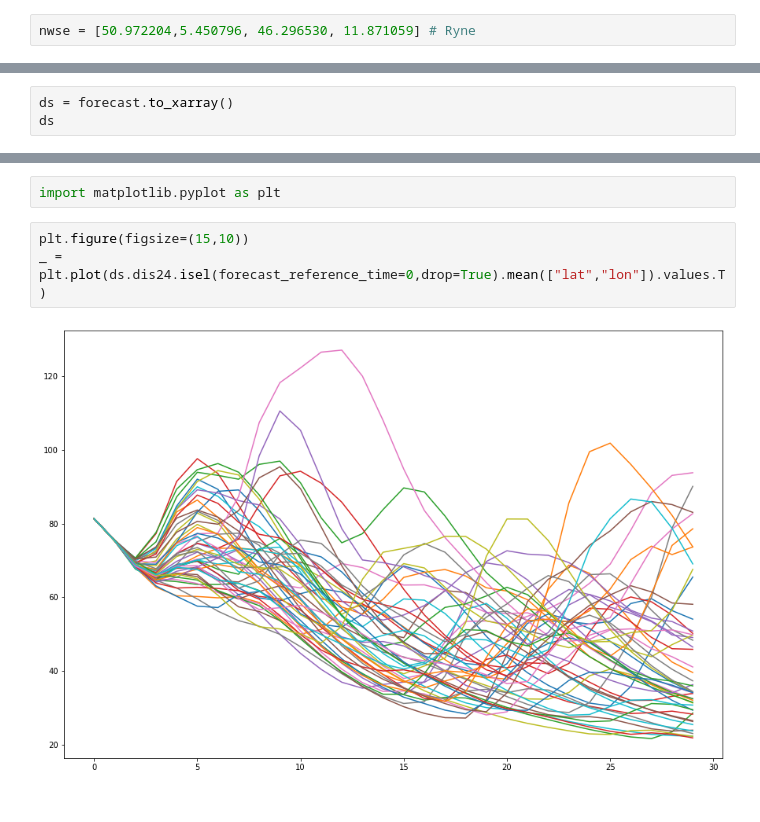
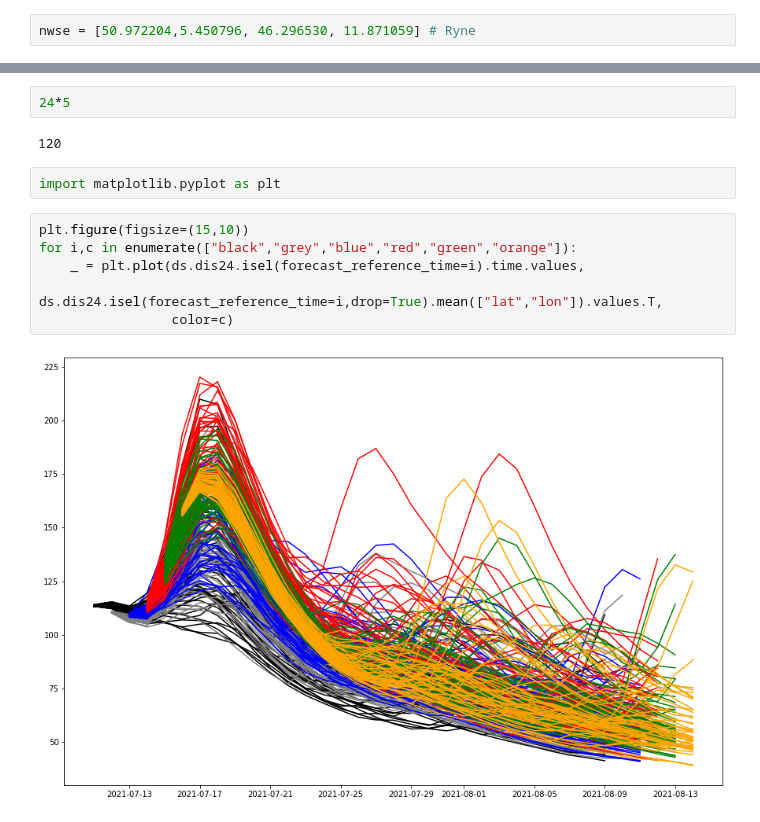
Before and after one commit to iacopoff/climetlab-cems-flood, a Jupyter notebook: notebooks/glofas-forecast.ipynb, the cells around one changed output, grey strips where cells are left out. Cells and saved outputs as stored; diff of their text form.

```diff
--- a/notebooks/glofas-forecast.ipynb
+++ b/notebooks/glofas-forecast.ipynb
@@ -19,3 +30,0 @@ By downloading data from this dataset, you agree to the terms and conditions def
-# %%
-ds = forecast.to_xarray()
-ds
@@ -75,7 +111,14 @@ history :
+# %%
+24*5
+# %% [output]
+120
 # %%
 import matplotlib.pyplot as plt
 # %%
 plt.figure(figsize=(15,10))
-_ = plt.plot(ds.dis24.isel(forecast_reference_time=0,drop=True).mean(["lat","lon"]).values.T)
+for i,c in enumerate(["black","grey","blue","red","green","orange"]):
+    _ = plt.plot(ds.dis24.isel(forecast_reference_time=i).time.values,
+                 ds.dis24.isel(forecast_reference_time=i,drop=True).mean(["lat","lon"]).values.T,
+                 color=c)
 # %% [output]
-[figure, old version]
+[figure, new version]
```
Also changed, not shown: parts of 19 cells of this notebook, 9 other files.
